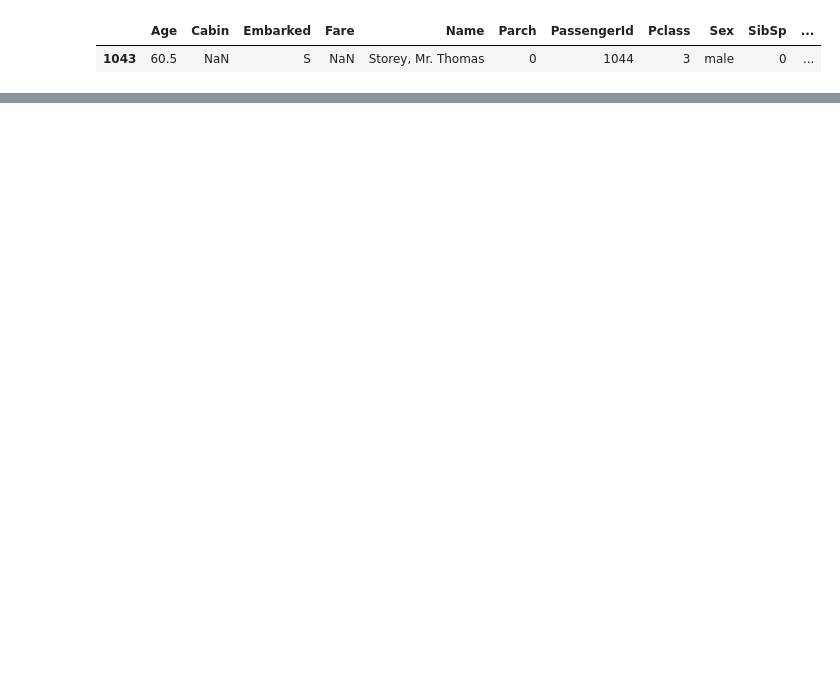
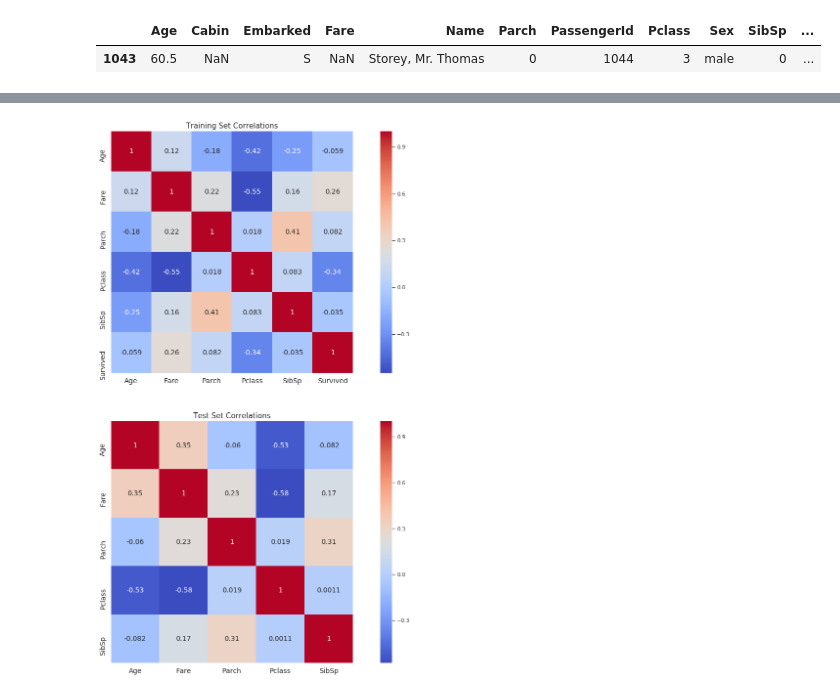
Before and after one commit to jungwook-lee/notebooks, a Jupyter notebook: kaggle/titanic_tutorial/Advanced Titanic.ipynb, the cells around one changed output, grey strips where cells are left out. Drawn from its saved outputs; the diff is of its cells as text; code cells hidden in the pictures; blank space fills up the shorter version.

Commit message:
Add correlation to advanced titanic

```diff
--- a/kaggle/titanic_tutorial/Advanced Titanic.ipynb
+++ b/kaggle/titanic_tutorial/Advanced Titanic.ipynb
@@ -25,6 +27,10 @@ titanic_path = Path('/kaggle/input/titanic')
 # %%
 def concat_df(train_data, test_data):
     return pd.concat([train_data, test_data], sort=True).reset_index(drop=True)
+
+def divide_df(all_data):
+    # Returns divided dfs of training and test set
+    return all_data.loc[:890], all_data.loc[891:].drop(['Survived'], axis=1)
 
 # Load the dataset
 df_train = pd.read_csv(titanic_path/'train.csv')
@@ -280,0 +322,6 @@ print(t_d)
+# %%
+df_all['Deck'] = df_all['Deck'].replace(['A', 'B', 'C'], 'ABC')
+df_all['Deck'] = df_all['Deck'].replace(['D', 'E'], 'DE')
+df_all['Deck'] = df_all['Deck'].replace(['F', 'G'], 'FG')
+
+df_all['Deck'].value_counts()
@@ -280,0 +334,8 @@ print(t_d)
+# %%
+df_all.drop(['Cabin'], inplace=True, axis=1)
+
+df_train, df_test = divide_df(df_all)
+dfs = [df_train, df_test]
+
+for df in dfs:
+    display_missing(df)
@@ -280,0 +413,15 @@ print(t_d)
+# %%
+fig, axs = plt.subplots(nrows=2, figsize=(20, 20))
+sns.heatmap(df_train.drop(['PassengerId'], axis=1).corr(), ax=axs[0], annot=True, square=True, cmap='coolwarm', annot_kws={'size':14})
+sns.heatmap(df_test.drop(['PassengerId'], axis=1).corr(), ax=axs[1], annot=True, square=True, cmap='coolwarm', annot_kws={'size': 14})
+
+for i in range(2):
+    axs[i].tick_params(axis='x', labelsize=14)
+    axs[i].tick_params(axis='y', labelsize=14)
+
+axs[0].set_title('Training Set Correlations', size=15)
+axs[1].set_title('Test Set Correlations', size=15)
+
+plt.show()
+# %% [output]
+[figure, added]
```
Also changed, not shown: parts of 22 cells of this notebook.
